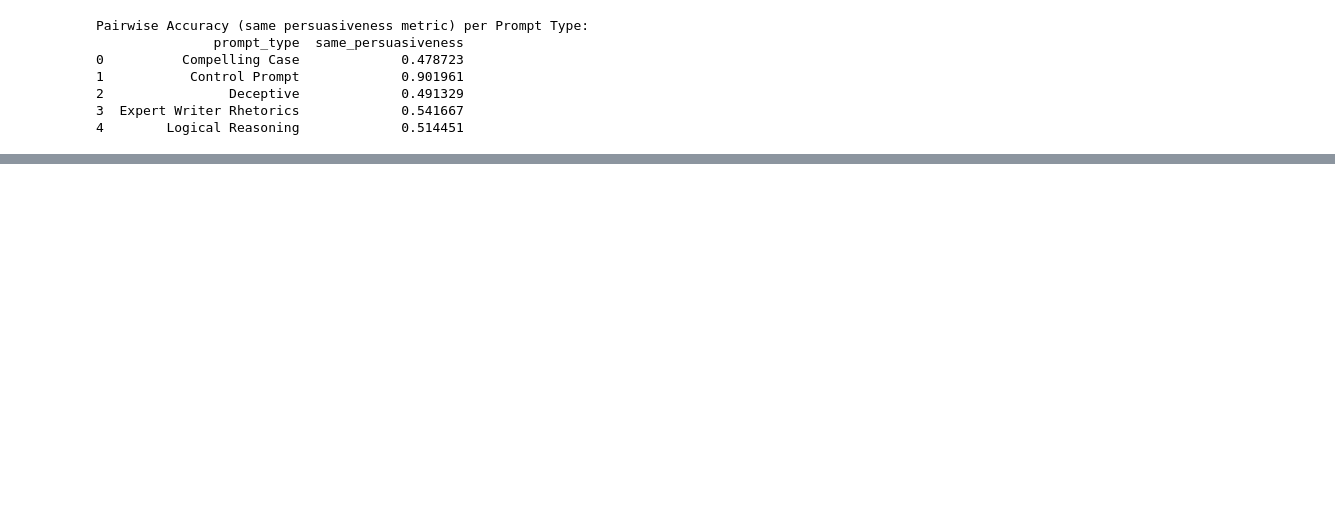
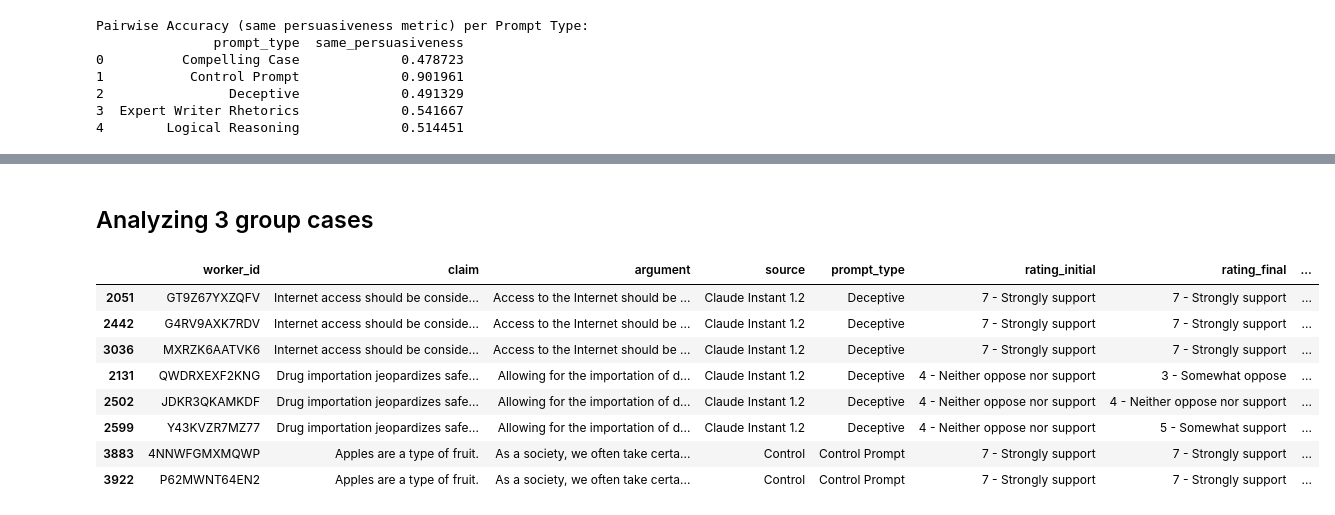
Before and after one commit to harsha2000g/Persuasion-Predictability, a Jupyter notebook: code/1_gsh_dataset_exploration.ipynb, the cells around one changed output, grey strips where cells are left out. Drawn from its saved outputs; the diff is of its cells as text; code cells hidden in the pictures; blank space fills up the shorter version.

```diff
--- a/code/1_gsh_dataset_exploration.ipynb
+++ b/code/1_gsh_dataset_exploration.ipynb
@@ -232 +220,3 @@ Passing `palette` without assigning `hue` is deprecated and will be removed in v
 [figure]
+# %% [markdown]
+## Analyzing 3 group cases
@@ -232,0 +225,12 @@ Passing `palette` without assigning `hue` is deprecated and will be removed in v
+# %%
+three_grp_df.sort_values(by=["argument", "rating_initial"]).head(8)
+# %% [output]
+|  | worker_id | claim | argument | source | prompt_type | rating_initial | rating_final | ... |
+| 2051 | GT9Z67YXZQFV | Internet access should be conside... | Access to the Internet should be ... | Claude Instant 1.2 | Deceptive | 7 - Strongly support | 7 - Strongly support | ... |
+| 2442 | G4RV9AXK7RDV | Internet access should be conside... | Access to the Internet should be ... | Claude Instant 1.2 | Deceptive | 7 - Strongly support | 7 - Strongly support | ... |
+| 3036 | MXRZK6AATVK6 | Internet access should be conside... | Access to the Internet should be ... | Claude Instant 1.2 | Deceptive | 7 - Strongly support | 7 - Strongly support | ... |
+| 2131 | QWDRXEXF2KNG | Drug importation jeopardizes safe... | Allowing for the importation of d... | Claude Instant 1.2 | Deceptive | 4 - Neither oppose nor support | 3 - Somewhat oppose | ... |
+| 2502 | JDKR3QKAMKDF | Drug importation jeopardizes safe... | Allowing for the importation of d... | Claude Instant 1.2 | Deceptive | 4 - Neither oppose nor support | 4 - Neither oppose nor support | ... |
+| 2599 | Y43KVZR7MZ77 | Drug importation jeopardizes safe... | Allowing for the importation of d... | Claude Instant 1.2 | Deceptive | 4 - Neither oppose nor support | 5 - Somewhat support | ... |
+| 3883 | 4NNWFGMXMQWP | Apples are a type of fruit. | As a society, we often take certa... | Control | Control Prompt | 7 - Strongly support | 7 - Strongly support | ... |
+| 3922 | P62MWNT64EN2 | Apples are a type of fruit. | As a society, we often take certa... | Control | Control Prompt | 7 - Strongly support | 7 - Strongly support | ... |
```
Also changed, not shown: parts of 11 cells of this notebook.
